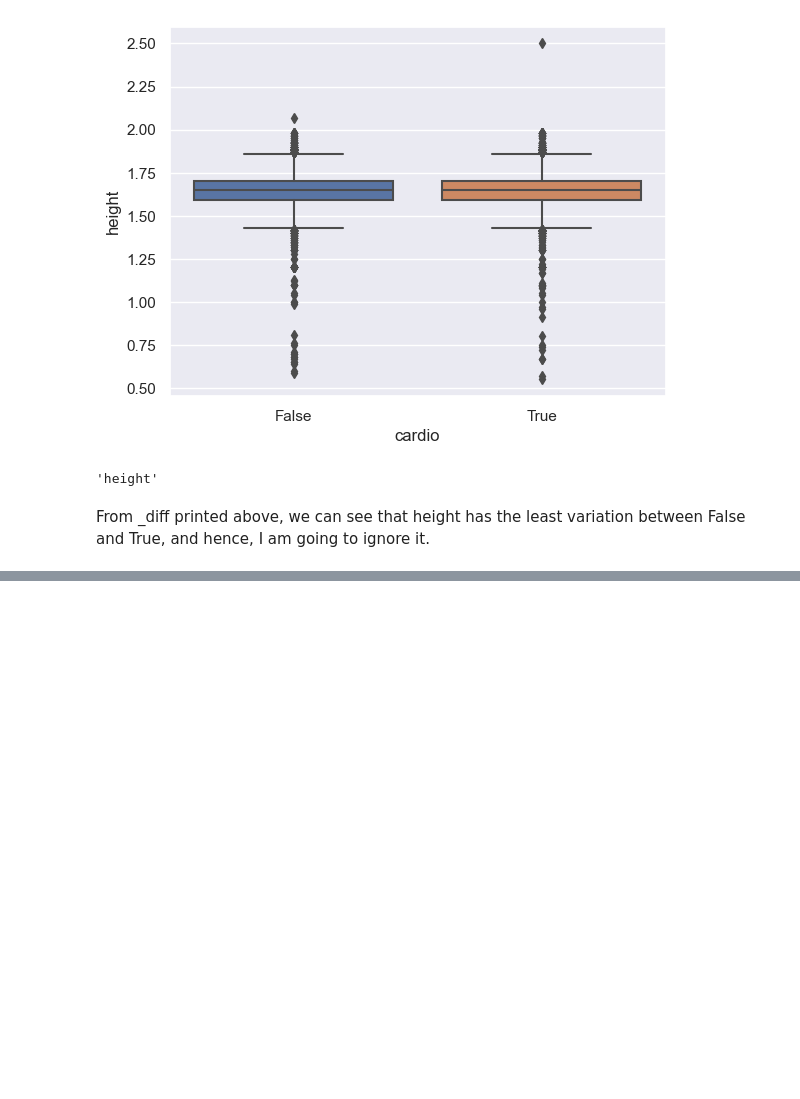
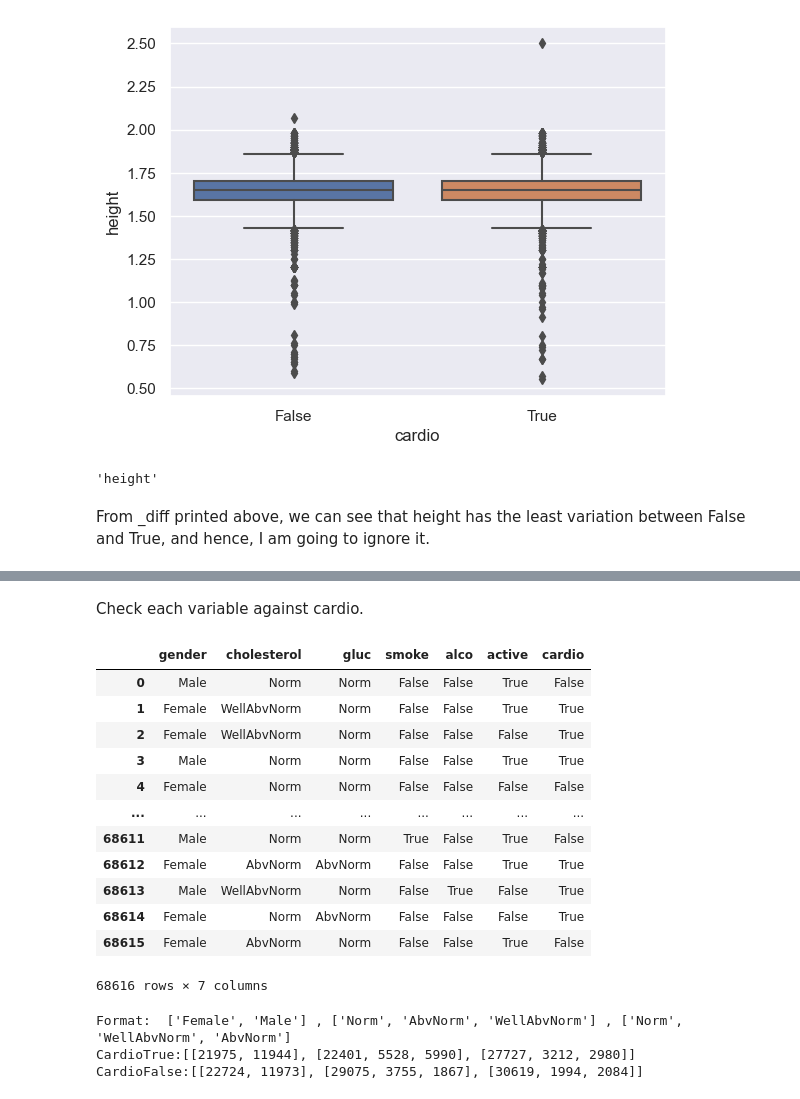
Before and after one commit to Ansh007898/Purojekt, a Jupyter notebook: Main/second_main.ipynb, the cells around one changed output, grey strips where cells are left out. Cells and saved outputs as stored; diff of their text form; code cells hidden in the pictures; blank space fills up the shorter version.

```diff
--- a/Extra dataset/second_main.ipynb
+++ b/Main/second_main.ipynb
@@ -554,0 +653,18 @@ to ignore it.
+# %% [markdown]
+Check each variable against cardio.
+# %%
+data_catFullUnchanged
+# %% [output]
+|  | gender | cholesterol | gluc | smoke | alco | active | cardio |
+| 0 | Male | Norm | Norm | False | False | True | False |
+| 1 | Female | WellAbvNorm | Norm | False | False | True | True |
+| 2 | Female | WellAbvNorm | Norm | False | False | False | True |
+| 3 | Male | Norm | Norm | False | False | True | True |
+| 4 | Female | Norm | Norm | False | False | False | False |
+| ... | ... | ... | ... | ... | ... | ... | ... |
+| 68611 | Male | Norm | Norm | True | False | True | False |
+| 68612 | Female | AbvNorm | AbvNorm | False | False | True | True |
+| 68613 | Male | WellAbvNorm | Norm | False | True | False | True |
+| 68614 | Female | Norm | AbvNorm | False | False | False | True |
+| 68615 | Female | AbvNorm | Norm | False | False | True | False |
+68616 rows × 7 columns
@@ -554,0 +709,20 @@ to ignore it.
+# %%
+#Compare the true and false separately.
+#AND no, I'm not going to stuff this into a goddamn function.
+ser_d = [summ[0][categorical[0]], summ[1][categorical[1]], summ[2][categorical[2]]]
+print("Format: ", ser_d[0][1],",", ser_d[1][1],",", ser_d[2][1])
+#first compare true for all three groups.
+res_0_p = [val for key, val in ser_d[0][0].items() if 'True' in key]
+res_1_p = [val for key, val in ser_d[1][0].items() if 'True' in key]
+res_2_p = [val for key, val in ser_d[2][0].items() if 'True' in key]
+print("CardioTrue", [res_0_p, res_1_p, res_2_p], sep=":")
+#now compare false for all three groups.
+res_0 = [val for key, val in ser_d[0][0].items() if 'False' in key]
+res_1 = [val for key, val in ser_d[1][0].items() if 'False' in key]
+res_2 = [val for key, val in ser_d[2][0].items() if 'False' in key]
+print("CardioFalse", [res_0, res_1, res_2], sep=":")
+miyo = [[res_0_p, res_1_p, res_2_p], [res_0, res_1, res_2]] #store the separated True and False into an array for downstream.
+# %% [output]
+Format:  ['Female', 'Male'] , ['Norm', 'AbvNorm', 'WellAbvNorm'] , ['Norm', 'WellAbvNorm', 'AbvNorm']
+CardioTrue:[[21975, 11944], [22401, 5528, 5990], [27727, 3212, 2980]]
+CardioFalse:[[22724, 11973], [29075, 3755, 1867], [30619, 1994, 2084]]
```
Also changed, not shown: parts of 15 cells of this notebook, 17 other files.
